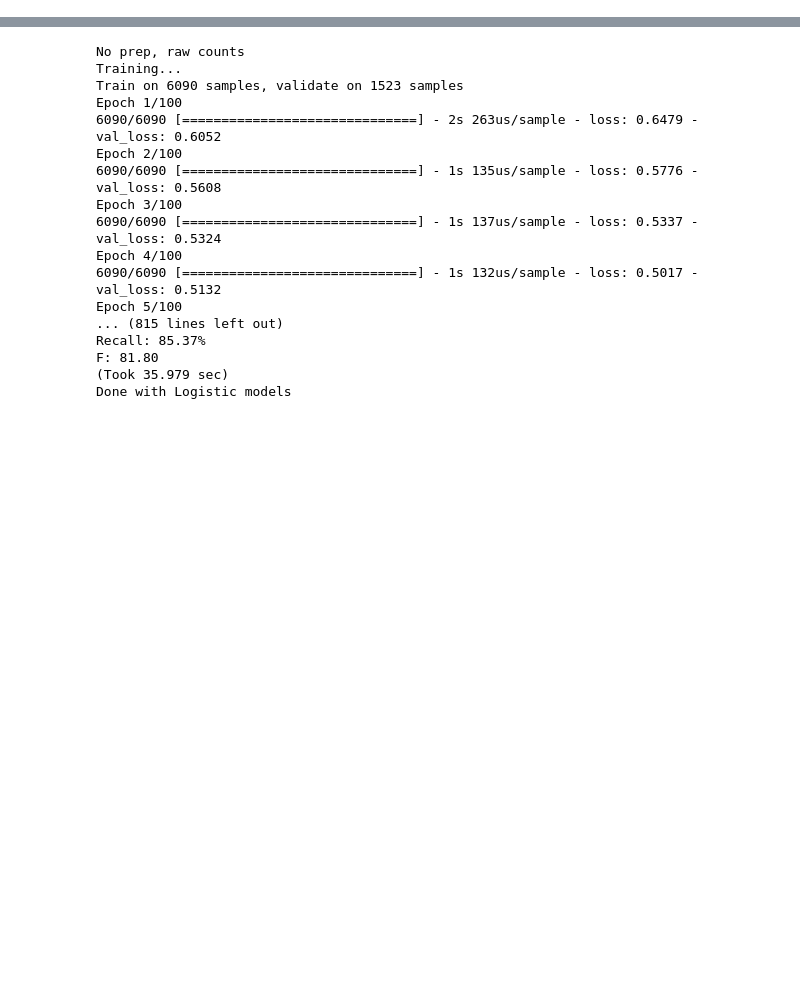
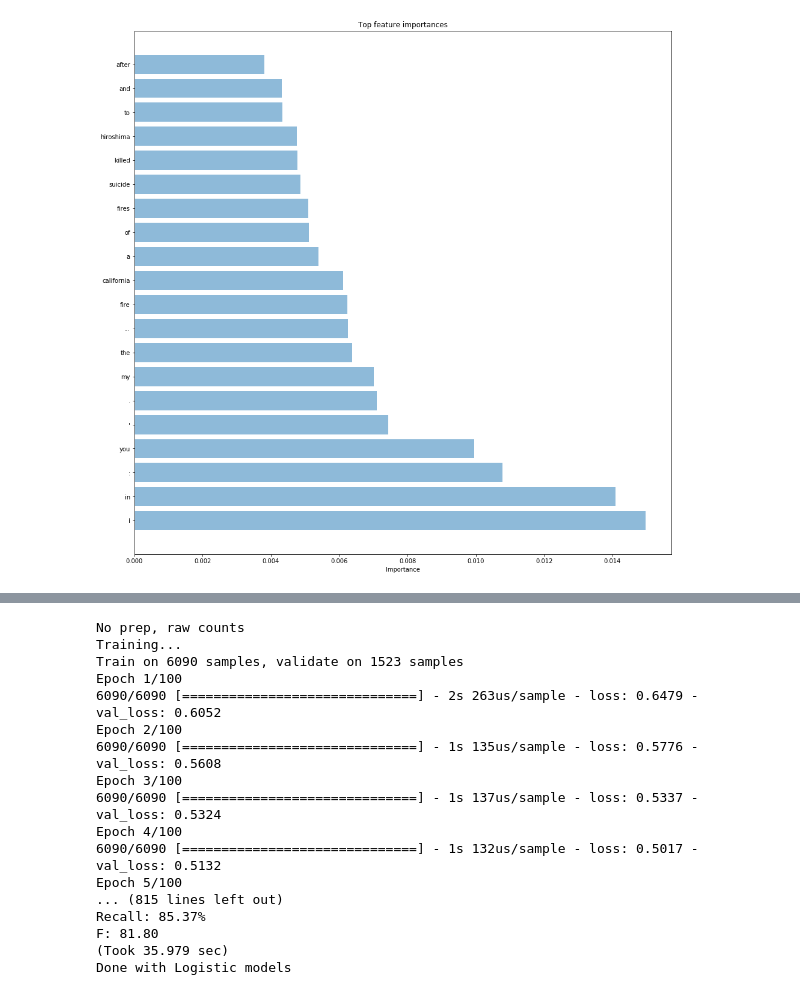
Before and after one commit to SeanScripts/nlp-getting-started, a Jupyter notebook: NLP_Getting_Started.ipynb, the cells around one changed output, grey strips where cells are left out. Saved outputs shown, nothing was run; the diff lists cells and outputs as text; code cells hidden in the pictures; blank space fills up the shorter version.

```diff
--- a/NLP_Getting_Started.ipynb
+++ b/NLP_Getting_Started.ipynb
@@ -32,2 +23,0 @@ df.head(5)
-# %%
-df['length'] = np.array(list(map(len, df['text'])))
@@ -331,3 +23,0 @@ dftrain_minimal, dftest_minimal, dftrain_min_norm, dftest_min_norm, dftrain_min_
-# %%
-for i in range(len(dftrain_minimal.columns)):
-    print(dftrain_minimal.columns[i])
@@ -474,23 +23,0 @@ Done with Random Forest models
-# %%
-# Document frequency threshold of 5
-# No preprocessing
-# Raw counts
-print('No prep, raw counts')
-run_randomForest(dftrain_minimal_noprep, 0.3, 500)
-# Normalized
-print('No prep, normalized')
-run_randomForest(dftrain_min_norm_noprep, 0.3, 500)
-# TF-IDF
-print('No prep, TF-IDF')
-run_randomForest(dftrain_min_tfidf_noprep, 0.3, 500)
-# With preprocessing
-# Raw counts
-print('Preprocessed, raw counts')
-run_randomForest(dftrain_minimal, 0.3, 500)
-# Normalized
-print('Preprocessed, normalized')
-run_randomForest(dftrain_min_norm, 0.3, 500)
-# TF-IDF
-print('Preprocessed, TF-IDF')
-run_randomForest(dftrain_min_tfidf, 0.3, 500)
-print('Done with Random Forest models')
@@ -550,0 +361,3 @@ def run_logistic(dataset, split, epochs, batch_size=32, reg='', patience=1):
+# %%
+# Test model to see feature importances
+rf = run_randomForest(dftrain_minimal_noprep, 0.05, 500)
@@ -550,0 +374,16 @@ def run_logistic(dataset, split, epochs, batch_size=32, reg='', patience=1):
+# %%
+features = {dftrain_minimal_noprep.columns[i]:rf.feature_importances_[i] for i in range(len(rf.feature_importances_))}
+top_features = sorted(features.items(), key=lambda x: x[1], reverse=True)[0:100]
+topfeatures = pd.DataFrame(columns = ['feature', 'importance'])
+topfeatures['feature'] = [top_features[i][0] for i in range(100)]
+topfeatures['importance'] = [top_features[i][1] for i in range(100)]
+
+plt.figure(figsize=(16,16))
+plt.barh([i for i in range(20)], topfeatures['importance'][0:20], align='center', alpha=0.5)
+plt.yticks([i for i in range(20)], topfeatures['feature'][0:20])
+plt.xlabel('Importance')
+plt.title('Top feature importances')
+
+plt.show()
+# %% [output]
+[figure, added]
```
Also changed, not shown: parts of 64 cells of this notebook, 2 other files.
